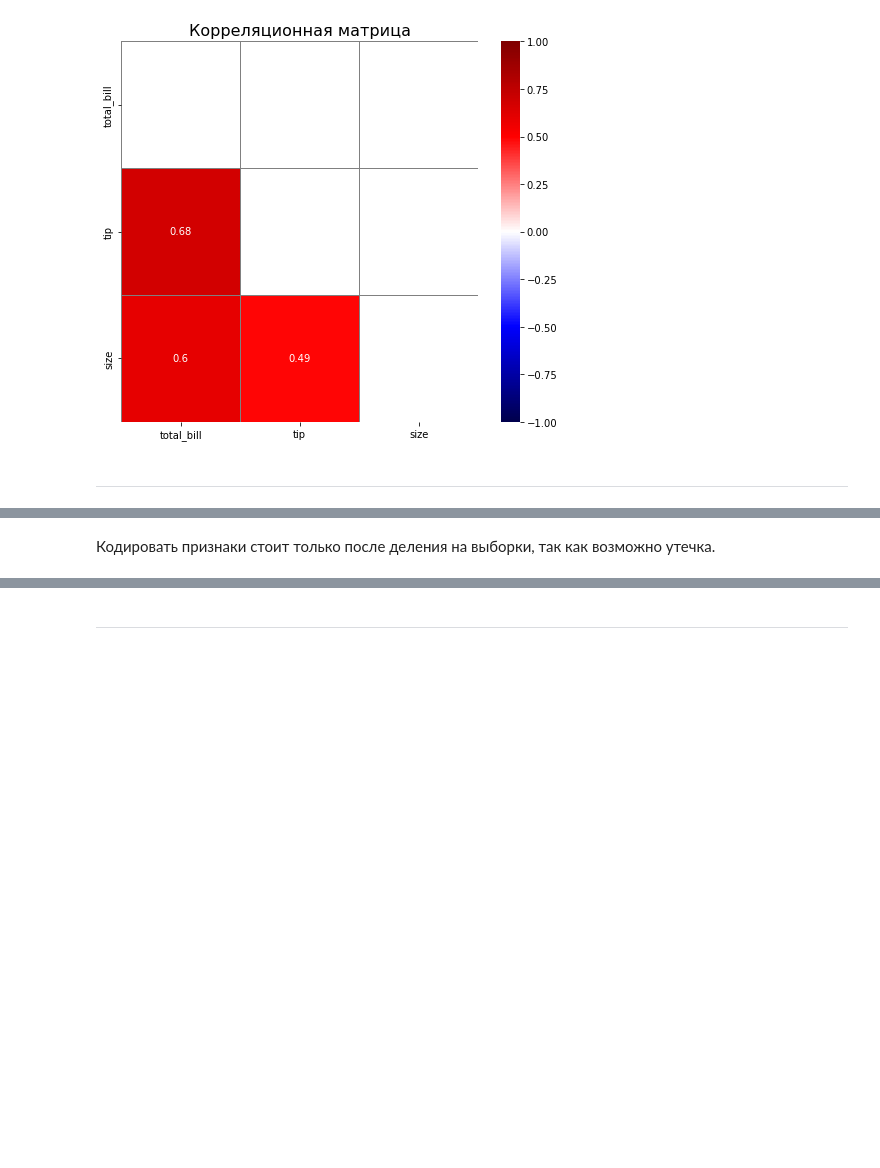
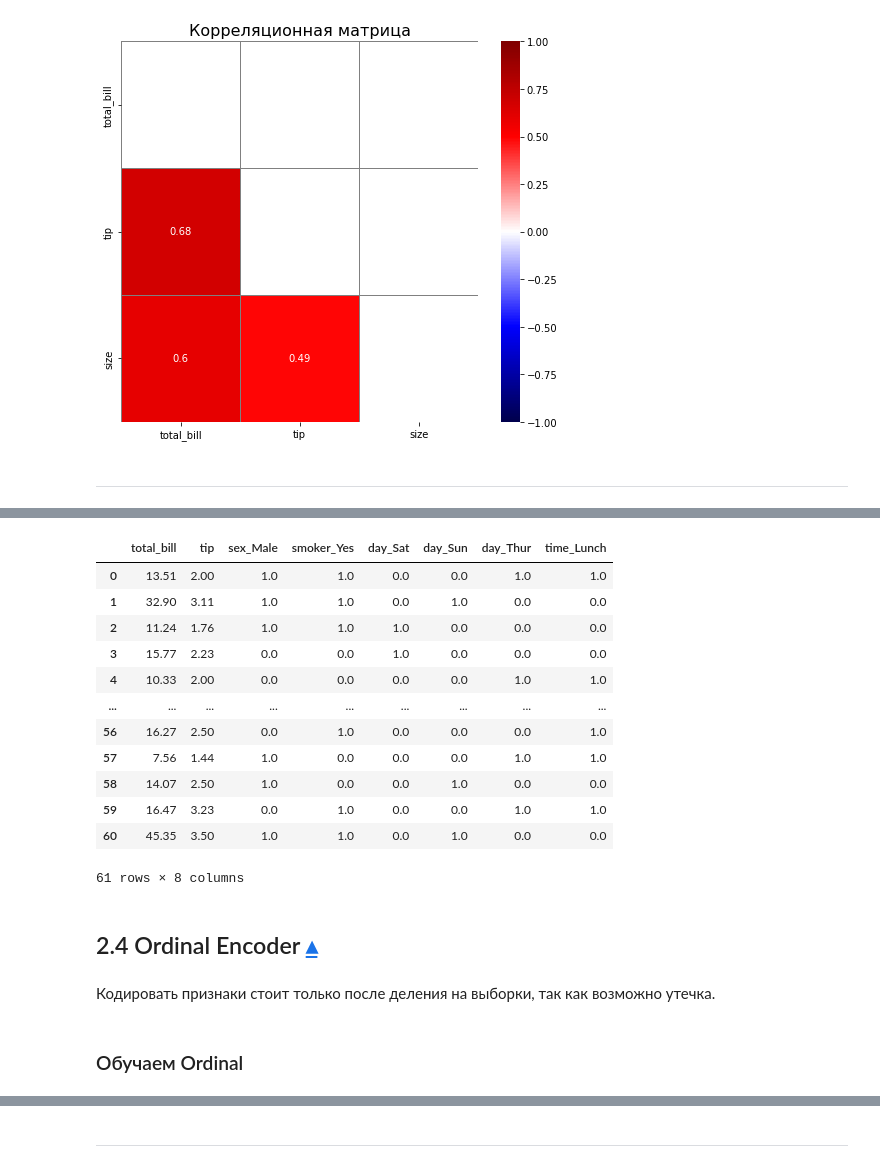
Before and after one commit to mustdayker/ds_learn, a Jupyter notebook: implementation_book.ipynb, the cells around one changed output, grey strips where cells are left out. Cells and saved outputs as stored; diff of their text form; code cells hidden in the pictures; blank space fills up the shorter version.

```diff
--- a/implementation_book.ipynb
+++ b/implementation_book.ipynb
@@ -76,2 +302,33 @@ Text(0.5, 1.0, 'Корреляционная матрица')
+# %%
+cat_labels = X_test.select_dtypes(include=['object', 'category']).columns
+num_labels = X_test.columns.drop(cat_labels)
+
+num_col = X_test[num_labels].reset_index(drop=True)
+cat_col = X_test[cat_labels].reset_index(drop=True)
+
+cat_col = ohe_encoder.transform(cat_col).toarray()
+cat_labels = ohe_encoder.get_feature_names_out()
+cat_col = pd.DataFrame(cat_col, columns=cat_labels)
+
+X_test = pd.concat([num_col, cat_col], axis=1).copy()
+# %%
+X_test
+# %% [output]
+|  | total_bill | tip | sex_Male | smoker_Yes | day_Sat | day_Sun | day_Thur | time_Lunch |
+| 0 | 13.51 | 2.00 | 1.0 | 1.0 | 0.0 | 0.0 | 1.0 | 1.0 |
+| 1 | 32.90 | 3.11 | 1.0 | 1.0 | 0.0 | 1.0 | 0.0 | 0.0 |
+| 2 | 11.24 | 1.76 | 1.0 | 1.0 | 1.0 | 0.0 | 0.0 | 0.0 |
+| 3 | 15.77 | 2.23 | 0.0 | 0.0 | 1.0 | 0.0 | 0.0 | 0.0 |
+| 4 | 10.33 | 2.00 | 0.0 | 0.0 | 0.0 | 0.0 | 1.0 | 1.0 |
+| ... | ... | ... | ... | ... | ... | ... | ... | ... |
+| 56 | 16.27 | 2.50 | 0.0 | 1.0 | 0.0 | 0.0 | 0.0 | 1.0 |
+| 57 | 7.56 | 1.44 | 1.0 | 0.0 | 0.0 | 0.0 | 1.0 | 1.0 |
+| 58 | 14.07 | 2.50 | 1.0 | 0.0 | 0.0 | 1.0 | 0.0 | 0.0 |
+| 59 | 16.47 | 3.23 | 0.0 | 1.0 | 0.0 | 0.0 | 1.0 | 1.0 |
+| 60 | 45.35 | 3.50 | 1.0 | 1.0 | 0.0 | 1.0 | 0.0 | 0.0 |
+61 rows × 8 columns
+# %% [markdown]
+<a id='part_24'></a>
+## 2.4 Ordinal Encoder [▴](#head)
 # %% [markdown]
 Кодировать признаки стоит только после деления на выборки, так как возможно утечка.
@@ -78 +342,3 @@ Text(0.5, 1.0, 'Корреляционная матрица')
+# %% [markdown]
+### Обучаем Ordinal
 # %%
```
Also changed, not shown: parts of 41 cells of this notebook.
